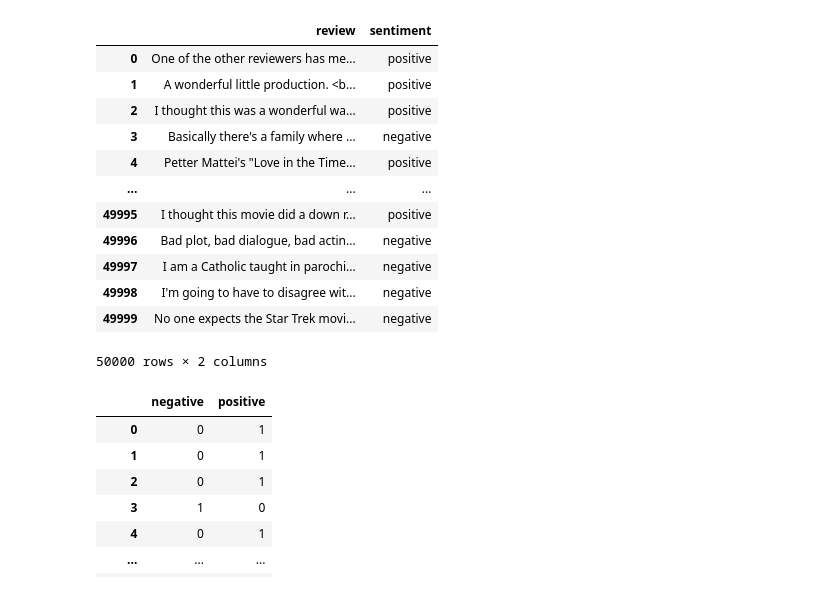
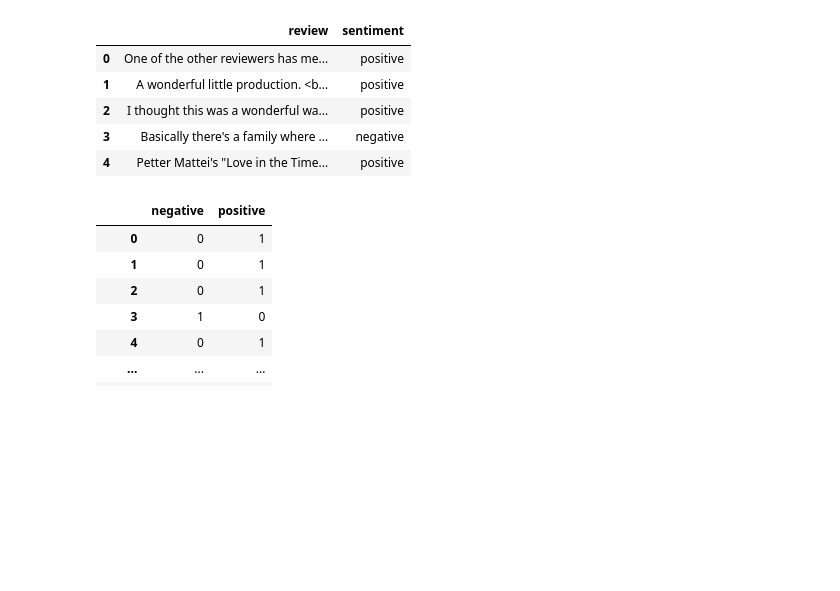
Before and after one commit to Abeshith/IMDBDataset-SentimentAnalysis, a Jupyter notebook: SentimentAnalysis Word2Vec.ipynb, the cells around one changed output. Cells and saved outputs as stored; diff of their text form; code cells hidden in the pictures; blank space fills up the shorter version.

```diff
--- a/SentimentAnalysis Word2Vec.ipynb
+++ b/SentimentAnalysis Word2Vec.ipynb
@@ -6,21 +7,14 @@ import seaborn as sns
 # %%
 Data = pd.read_csv(r'C:\Users\abhes\OneDrive\Documents\IMDB Dataset.csv')
 # %%
-Data
+Data.head()
 # %% [output]
 |  | review | sentiment |
 | 0 | One of the other reviewers has me... | positive |
 | 1 | A wonderful little production. <b... | positive |
 | 2 | I thought this was a wonderful wa... | positive |
 | 3 | Basically there's a family where ... | negative |
 | 4 | Petter Mattei's "Love in the Time... | positive |
-| ... | ... | ... |
-| 49995 | I thought this movie did a down r... | positive |
-| 49996 | Bad plot, bad dialogue, bad actin... | negative |
-| 49997 | I am a Catholic taught in parochi... | negative |
-| 49998 | I'm going to have to disagree wit... | negative |
-| 49999 | No one expects the Star Trek movi... | negative |
-50000 rows × 2 columns
 # %%
 sentiment = pd.get_dummies(Data['sentiment'])
 sentiment
```
Also changed, not shown: parts of 35 cells of this notebook.
